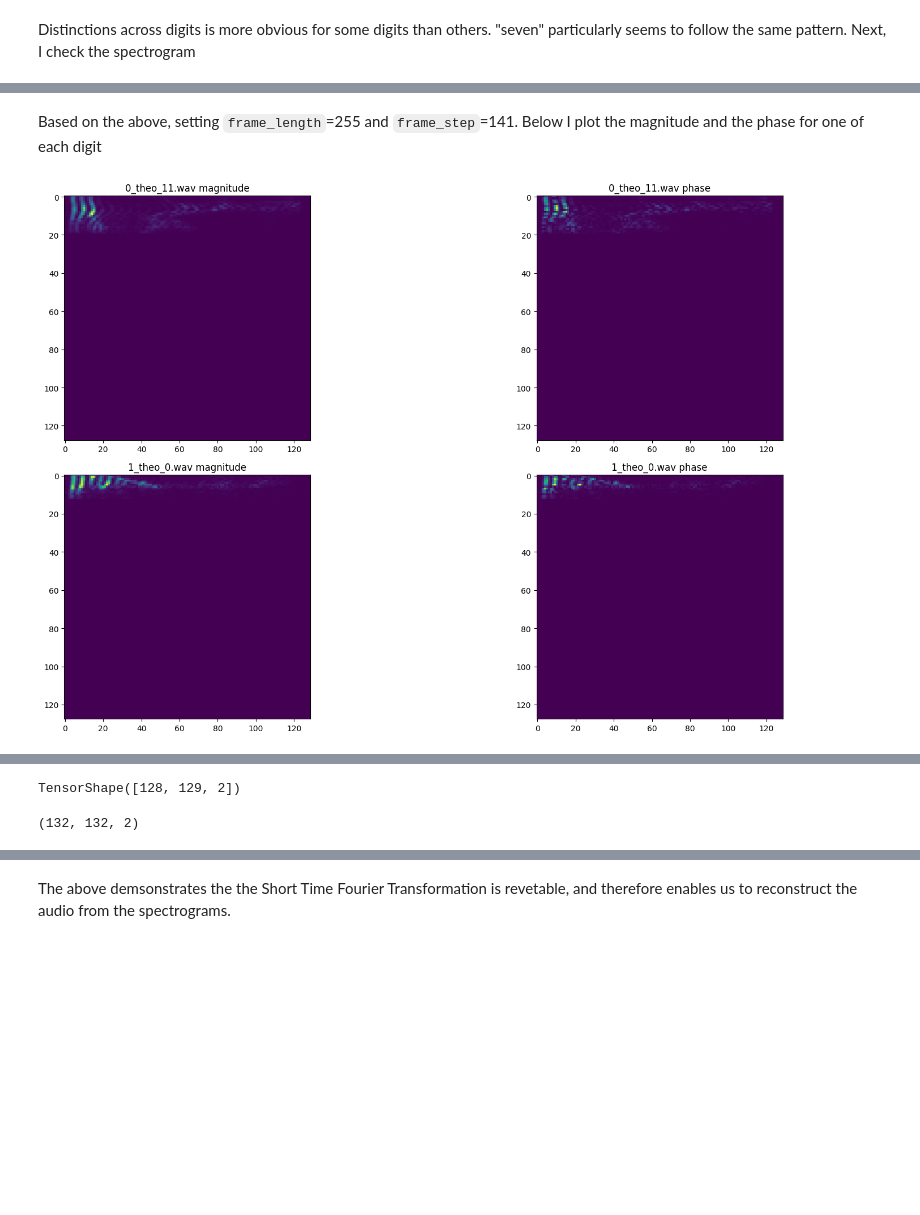
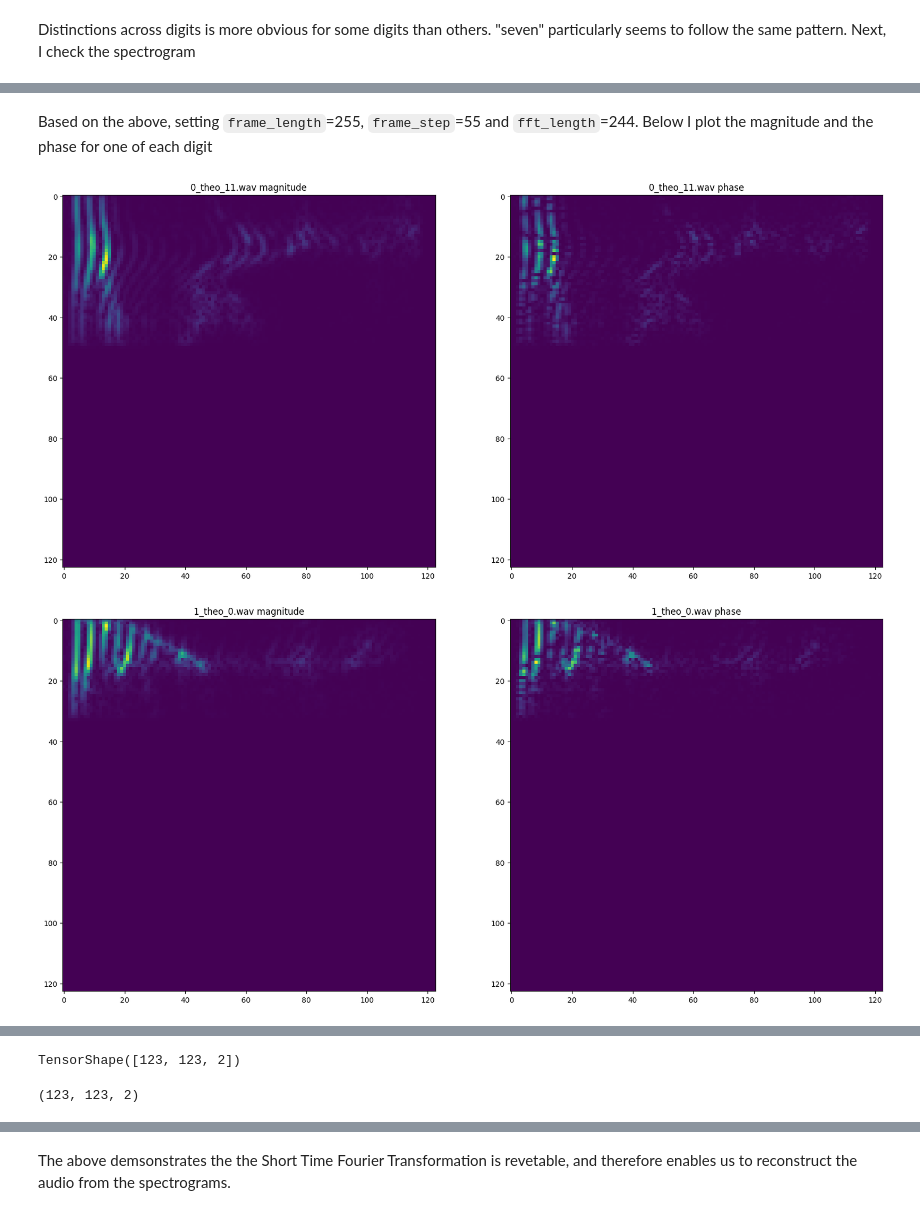
Before and after one commit to martinbatek/dl_final_project, a Jupyter notebook: Summative assessment 3.ipynb, the cells around one changed output, grey strips where cells are left out. Cells and saved outputs as stored; diff of their text form; code cells hidden in the pictures; blank space fills up the shorter version.

Commit message:
Removed excess padding from the spectograms

```diff
--- a/Summative assessment 3.ipynb
+++ b/Summative assessment 3.ipynb
@@ -133,7 +147,7 @@ data_var_scaled
 # %%
 # Load the first 6 elements into a list and print the shapes of the audio data
 sample_list =[]
-for element in ds.take(6):
+for element in ds_filtered.take(6):
     print(element['audio'])
     sample_list.append(element)
 # %% [output]
@@ -163,7 +177,7 @@ In this next section if the EDA, I will explore compare the time and spectral re
 # Create a nested list of 5 audio samples per digit
 samples = []
 for i in range(10):
-    digit_sample = list(ds.filter(lambda x: x['label']==i).take(4))
+    digit_sample = list(ds_filtered.filter(lambda x: x['label']==i).take(4))
     samples.append(digit_sample)
 # %%
 # Plot the amplitudes for each digit
@@ -183,7 +197,7 @@ plt.show()
 Distinctions across digits is more obvious for some digits than others. "seven" particularly seems to follow the same pattern. Next, I check the spectrogram
 # %%
 # Pad audio data
-pad_len = 18300
+pad_len = 7000
 
 for digit in range(10):
     for sample in range(4):
@@ -246,0 +261,15 @@ plt.show()
+# %%
+# Take one audio waveform and experiment to find the best frame length and step
+frame_length = 55
+frame_step = 146
+
+waveform = tf.cast(samples[9][2]['audio'],tf.float64)
+stft = tf.signal.stft(waveform,
+                      155,
+                      55,
+                      fft_length=244
+                     )
+spectrogram = tf.abs(stft)
+print(spectrogram.numpy().shape)
+plt.imshow(spectrogram.numpy())
+plt.show()
@@ -247,21 +279,23 @@ plt.show()
 # %% [markdown]
-Based on the above, setting `frame_length`=255 and `frame_step`=141. Below I plot the magnitude and the phase for one of each digit
+Based on the above, setting `frame_length`=255, `frame_step`=55 and `fft_length`=244. Below I plot the magnitude and the phase for one of each digit
 # %%
 # Display all spectograms
 frame_length=255
-frame_step=141
-fig, ax = plt.subplots(ncols=2,nrows=2,figsize=(20,10))
-for digit in range(2):
+frame_step=55
+fft_length = 244
+
+for digit in range(10):
+    fig, ax = plt.subplots(ncols=2,nrows=1, figsize=(20,20))
     data = tf.cast(samples[digit][2]['audio'],tf.float64)
     name = samples[digit][2]['audio/filename'].numpy().decode('utf-8')
-    stft = tf.signal.stft(data,frame_length,frame_step)
+    stft = tf.signal.stft(data,frame_length,frame_step,fft_length=fft_length)
     magnitude = tf.abs(stft)
     phase = tf.abs(tf.math.imag(stft))
-    ax[digit,0].imshow(magnitude.numpy())
-    ax[digit,0].set_title(name+' magnitude')
-    ax[digit,1].imshow(phase.numpy())
-    ax[digit,1].set_title(name+' phase')
-fig.tight_layout()
-fig.show()
+    ax[0].imshow(magnitude.numpy())
+    ax[0].set_title(name+' magnitude')
+    ax[1].imshow(phase.numpy())
+    ax[1].set_title(name+' phase')
+    fig.show()
 # %% [output]
-[figure, old version]
+[figure, new version]
+[figure, added]
@@ -273,20 +315,20 @@ Audio(sample_waveform,rate=8000)
 [interactive output not drawn]
 # %%
 # Now transform it into a spectogram
-stft = tf.signal.stft(tf.cast(sample_waveform,tf.float64),frame_length,frame_step)
+stft = tf.signal.stft(tf.cast(sample_waveform,tf.float64),frame_length,frame_step,fft_length)
 
 # Separate magnitude and phase into different channels
 spectrogram_data = tf.stack([tf.math.real(stft),tf.math.imag(stft)],axis=2)
 spectrogram_data.shape
 # %% [output]
-TensorShape([128, 129, 2])
+TensorShape([123, 123, 2])
 # %%
 # Pad up to dims 132 * 132, and scale
 paddings = tf.constant([[0,4],[0,3],[0,0]])
-spectrogram_padded = tf.pad(spectrogram_data,paddings)/data_max
+spectrogram_padded = spectrogram_data/data_max
 print(spectrogram_padded.shape)
 # %% [output]
-(132, 132, 2)
+(123, 123, 2)
 # %%
 # Now recombine back into single spectrogram and transform back into audio
 stft_reconstructed = tf.dtypes.complex(spectrogram_padded[:,:,0],spectrogram_padded[:,:,1])
```
Also changed, not shown: parts of 26 cells of this notebook.
